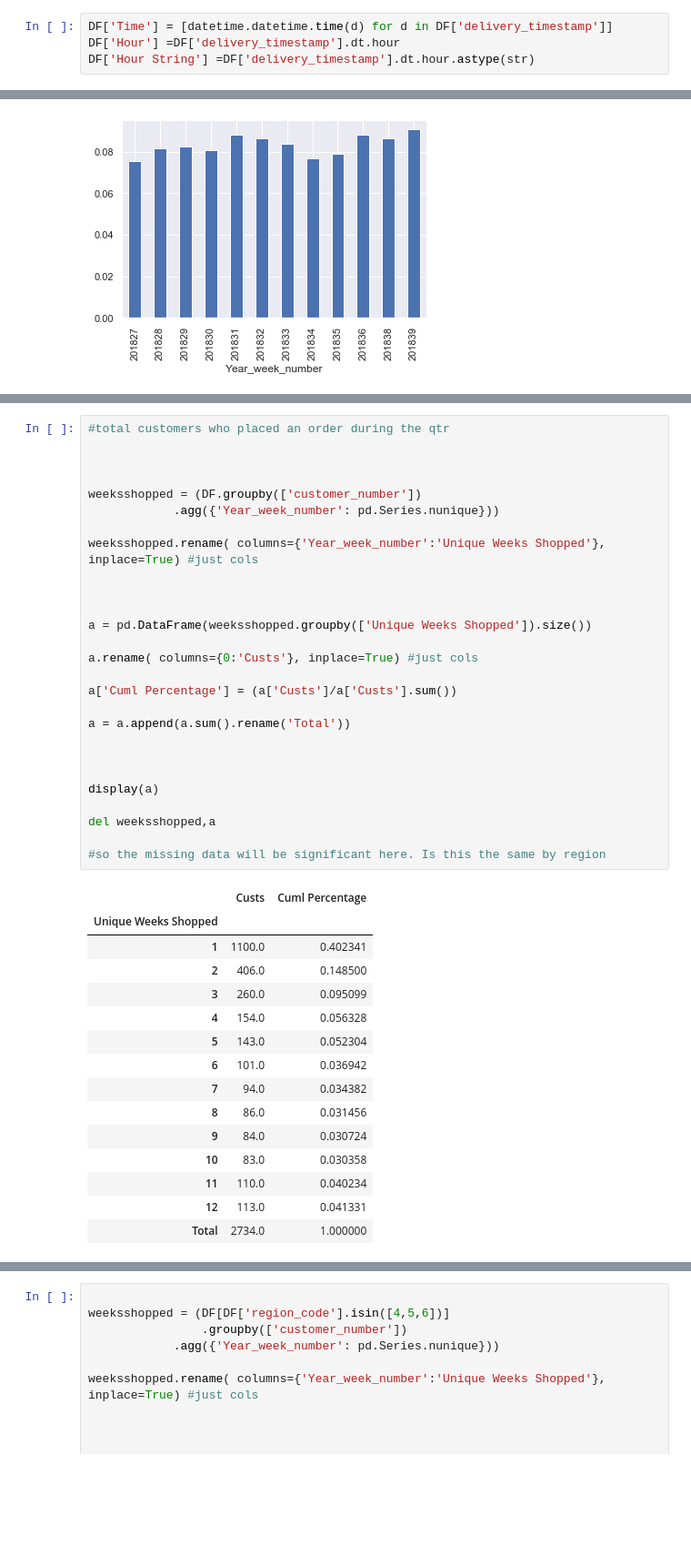
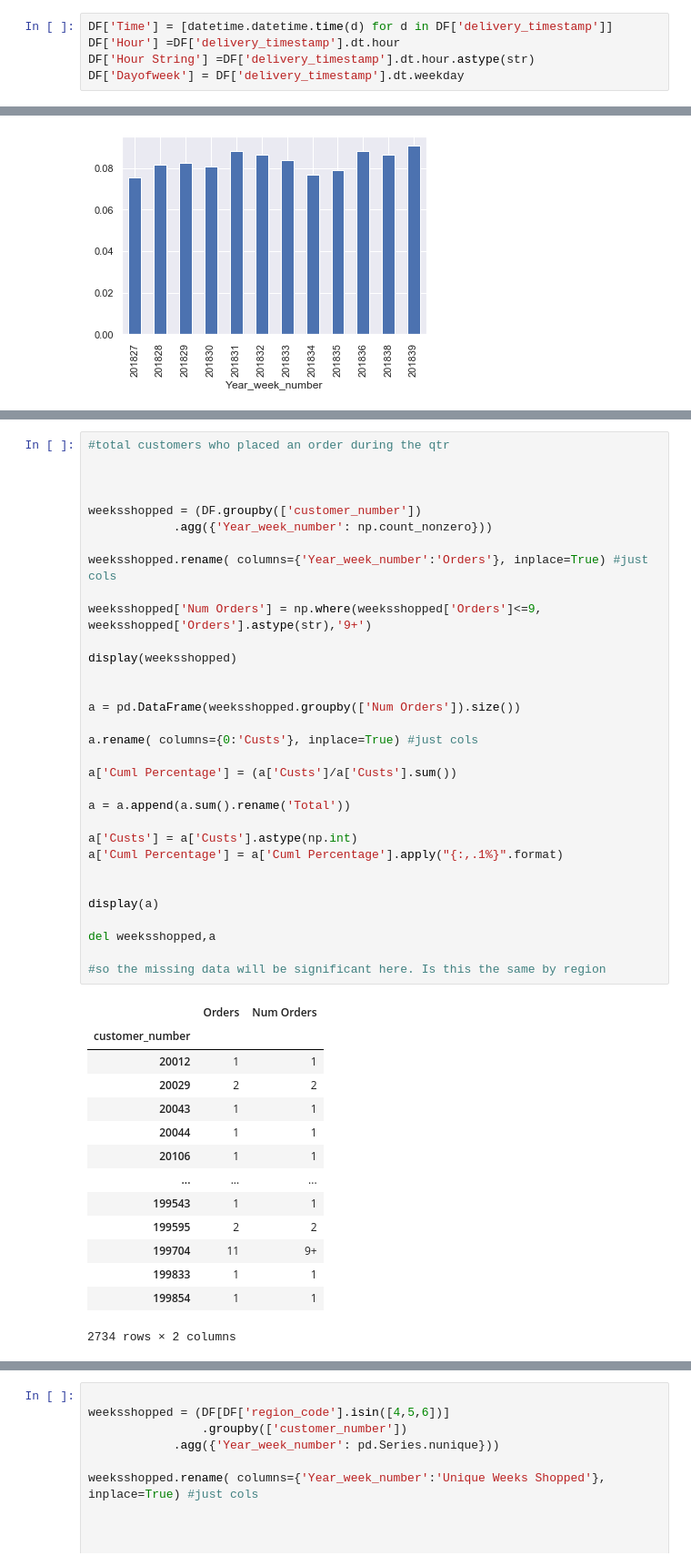
Before and after one commit to TG7789RR/TestModels, a Jupyter notebook: 2004phonecasestudy.ipynb, the cells around one changed output, grey strips where cells are left out. Shown at 91% size. Drawn from its saved outputs; the diff is of its cells as text; blank space fills up the shorter version.

```diff
--- a/2004phonecasestudy.ipynb
+++ b/2004phonecasestudy.ipynb
@@ -30,6 +30,7 @@ DF = pd.read_csv(wd + 'data_presentation_exercise.txt'
 DF['Time'] = [datetime.datetime.time(d) for d in DF['delivery_timestamp']]
 DF['Hour'] =DF['delivery_timestamp'].dt.hour
 DF['Hour String'] =DF['delivery_timestamp'].dt.hour.astype(str)
+DF['Dayofweek'] = DF['delivery_timestamp'].dt.weekday
 # %%
 DF['Delivery Saver'] = np.where((DF['delivery_saver']==1),'Delivery Saver','Not Delivery Saver')
 
@@ -491,43 +510,47 @@ del totsales,a
 # %%
 #total customers who placed an order during the qtr
 
 
 
 weeksshopped = (DF.groupby(['customer_number'])
-            .agg({'Year_week_number': pd.Series.nunique}))
+            .agg({'Year_week_number': np.count_nonzero}))
 
-weeksshopped.rename( columns={'Year_week_number':'Unique Weeks Shopped'}, inplace=True) #just cols
+weeksshopped.rename( columns={'Year_week_number':'Orders'}, inplace=True) #just cols
+
+weeksshopped['Num Orders'] = np.where(weeksshopped['Orders']<=9, weeksshopped['Orders'].astype(str),'9+')
+
+display(weeksshopped)
 
 
-
-a = pd.DataFrame(weeksshopped.groupby(['Unique Weeks Shopped']).size())
+a = pd.DataFrame(weeksshopped.groupby(['Num Orders']).size())
 
 a.rename( columns={0:'Custs'}, inplace=True) #just cols
 
 a['Cuml Percentage'] = (a['Custs']/a['Custs'].sum())
 
 a = a.append(a.sum().rename('Total'))
 
+a['Custs'] = a['Custs'].astype(np.int)
+a['Cuml Percentage'] = a['Cuml Percentage'].apply("{:,.1%}".format)
 
 
 display(a)
 
 del weeksshopped,a
 
 #so the missing data will be significant here. Is this the same by region
 # %% [output]
-|  | Custs | Cuml Percentage |
-| Unique Weeks Shopped |  |  |
-| 1 | 1100.0 | 0.402341 |
-| 2 | 406.0 | 0.148500 |
-| 3 | 260.0 | 0.095099 |
-| 4 | 154.0 | 0.056328 |
-| 5 | 143.0 | 0.052304 |
-| 6 | 101.0 | 0.036942 |
-| 7 | 94.0 | 0.034382 |
-| 8 | 86.0 | 0.031456 |
-| 9 | 84.0 | 0.030724 |
-| 10 | 83.0 | 0.030358 |
-| 11 | 110.0 | 0.040234 |
-| 12 | 113.0 | 0.041331 |
-| Total | 2734.0 | 1.000000 |
+|  | Orders | Num Orders |
+| customer_number |  |  |
+| 20012 | 1 | 1 |
+| 20029 | 2 | 2 |
+| 20043 | 1 | 1 |
+| 20044 | 1 | 1 |
+| 20106 | 1 | 1 |
+| ... | ... | ... |
+| 199543 | 1 | 1 |
+| 199595 | 2 | 2 |
+| 199704 | 11 | 9+ |
+| 199833 | 1 | 1 |
+| 199854 | 1 | 1 |
+2734 rows × 2 columns
```
Also changed, not shown: parts of 16 cells of this notebook.
